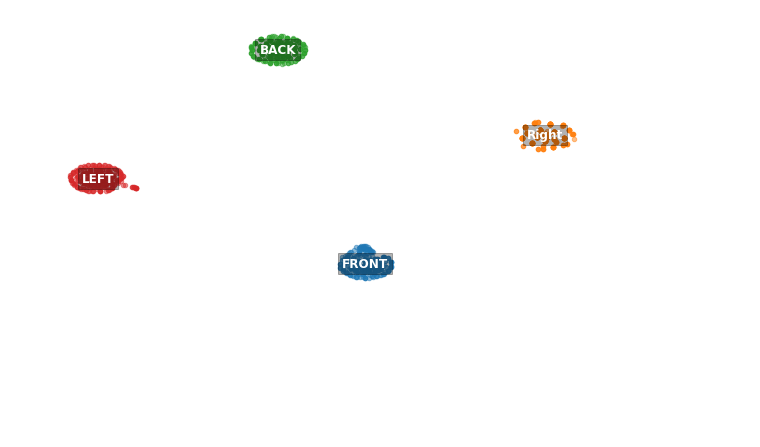
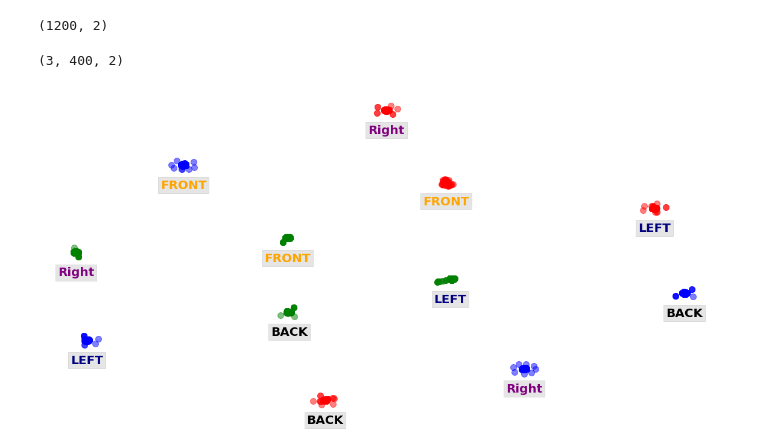
Before and after one commit to johnnylord/context-aware-tracker, a Jupyter notebook: notebook/oriented-feature-analysis.ipynb, the cells around one changed output. Saved outputs shown, nothing was run; the diff lists cells and outputs as text; code cells hidden in the pictures; blank space fills up the shorter version.

```diff
--- a/notebook/oriented-feature-analysis.ipynb
+++ b/notebook/oriented-feature-analysis.ipynb
@@ -39,6 +49,6 @@ with open(osp.join(RESULT_DIR, 'snapshots_pools.pkl'), 'rb') as f:
 # 0 -> benny
 # 1 -> hunyan
 # 2 -> shijun
-TARGET_TRACKS = [1]
+TARGET_TRACKS = list(set(unique_ids))#[:-1]
 # %%
 # AGGREGATE TARGET FEATURES TOGETHER
@@ -68,31 +90,55 @@ all_features = np.concatenate([ features for features in sub_pools.values() ])
+# %%
+data = all_features.reshape(-1, 128)
 # %%
 # Visualization
 pca = PCA(n_components=64)
-reduced = pca.fit_transform(all_features)
+reduced = pca.fit_transform(data)
 
-tsne = TSNE(n_components=2, perplexity=15, n_iter=1000)
+tsne = TSNE(n_components=2, perplexity=30, n_iter=1000)
 reduced = tsne.fit_transform(reduced)
-# %%
-plt.figure(figsize=(8, 4))
-
-for i in range(4):
-    start = i*N_SAMPLES
-    end = i*N_SAMPLES + N_SAMPLES
-    if i == 0:
-        text = "FRONT"
-    elif i == 1:
-        text = "Right"
-    elif i == 2:
-        text = "BACK"
-    else:
-        text = "LEFT"
-    x = np.mean(reduced[start:end, 0])
-    y = np.mean(reduced[start:end, 1])
-    text_params = {'ha': 'center', 'va': 'center', 'color': 'white', 'fontsize': 12, 'fontweight': 'bold'}
-    plt.text(x, y, text, bbox=dict(facecolor='black', alpha=0.3), **text_params)
-    plt.scatter(reduced[start:end, 0], reduced[start:end, 1], s=20, alpha=0.5)
-
-plt.axis('off')
-plt.tight_layout()
-# %% [output]
-[figure, removed]
+# %%
+reduced.shape
+# %% [output]
+(1200, 2)
+# %%
+target_reduced = reduced.reshape(3, 4*N_SAMPLES, 2)
+print(target_reduced.shape)
+# %% [output]
+(3, 400, 2)
+# %%
+plt.figure(figsize=(16, 8))
+
+for tid in range(3):
+    features = target_reduced[tid]
+    if tid == 0:
+        color = 'red'
+    elif tid == 1:
+        color = 'blue'
+    elif tid == 2:
+        color = 'green'
+
+    for i in range(4):
+        start = i*N_SAMPLES
+        end = i*N_SAMPLES + N_SAMPLES
+        if i == 0:
+            text = "FRONT"
+            tcolor = "orange"
+        elif i == 1:
+            text = "Right"
+            tcolor = "purple"
+        elif i == 2:
+            text = "BACK"
+            tcolor = "black"
+        else:
+            text = "LEFT"
+            tcolor = "navy"
+        x = np.mean(features[start:end, 0])
+        y = np.mean(features[start:end, 1]) - 5
+        text_params = {'ha': 'center', 'va': 'center', 'color': tcolor, 'fontsize': 20, 'fontweight': 'bold'}
+        plt.text(x, y, text, bbox=dict(facecolor='black', alpha=0.1), **text_params)
+        plt.scatter(features[start:end, 0], features[start:end, 1], s=100, alpha=0.5, color=color)
+
+plt.axis('off')
+plt.tight_layout()
+# %% [output]
+[figure, added]
```
Also changed, not shown: parts of 4 cells of this notebook.
